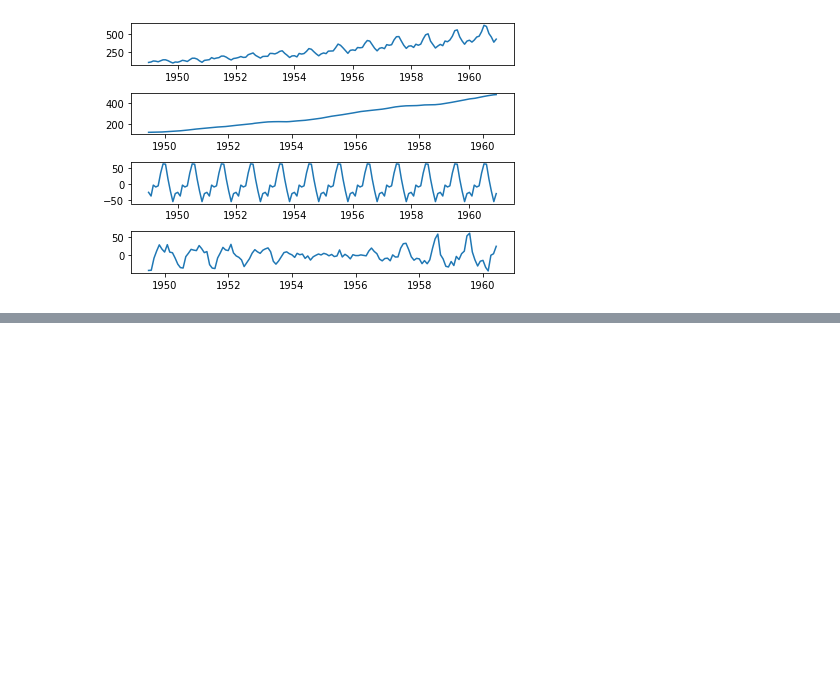
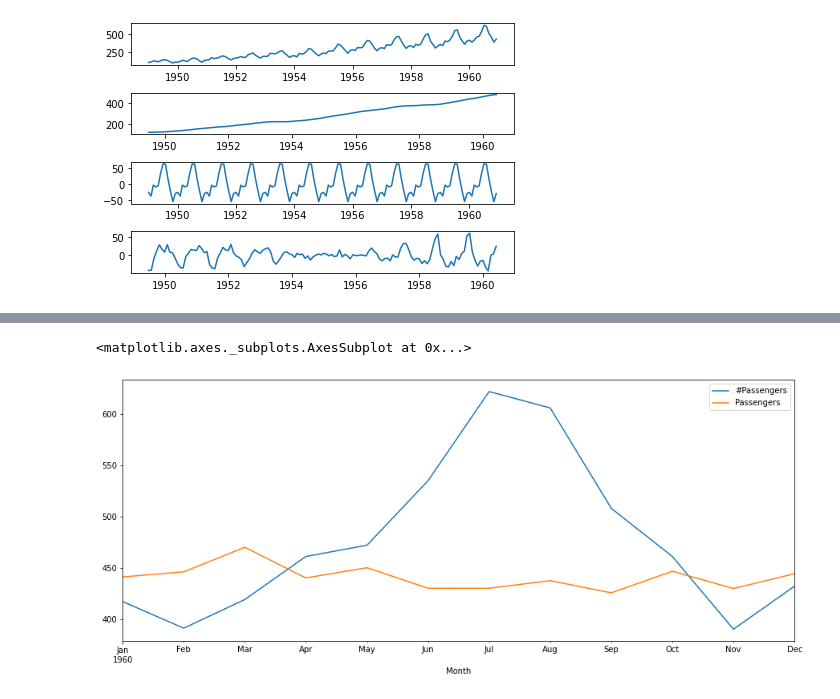
Before and after one commit to WandersonGustavo/Imersao_Alura, a Jupyter notebook: Copy_of_DataScience2.ipynb, the cells around one changed output, grey strips where cells are left out. Drawn from its saved outputs; the diff is of its cells as text; code cells hidden in the pictures; blank space fills up the shorter version.

```diff
--- a/Copy_of_DataScience2.ipynb
+++ b/Copy_of_DataScience2.ipynb
@@ -1231,0 +1310,3 @@ plt.tight_layout()
+# %%
+train=data.loc['1949-01-01':'1959-12-01'] #treino
+teste=data.loc['1960-01-01':] #teste do modelo
@@ -1231,0 +1347,4 @@ plt.tight_layout()
+# %%
+#treinar modelo
+
+stepwise_model.fit(train)
@@ -1231,0 +1354,3 @@ plt.tight_layout()
+# %%
+#previsao 12 meses a frente
+future_forecast=stepwise_model.predict(n_periods=12)
@@ -1231,0 +1373,7 @@ plt.tight_layout()
+# %%
+future_forecast = pd.DataFrame(future_forecast, index= teste.index, columns=["Passengers"])
+# %%
+pd.concat([teste,future_forecast],axis=1).plot() #compracao do modelo laranja treinado(previsao) no auto_arima com o dado real de 1960(azul)
+# %% [output]
+<matplotlib.axes._subplots.AxesSubplot at 0x...>
+[figure, added]
```
Also changed, not shown: parts of 11 cells of this notebook.
